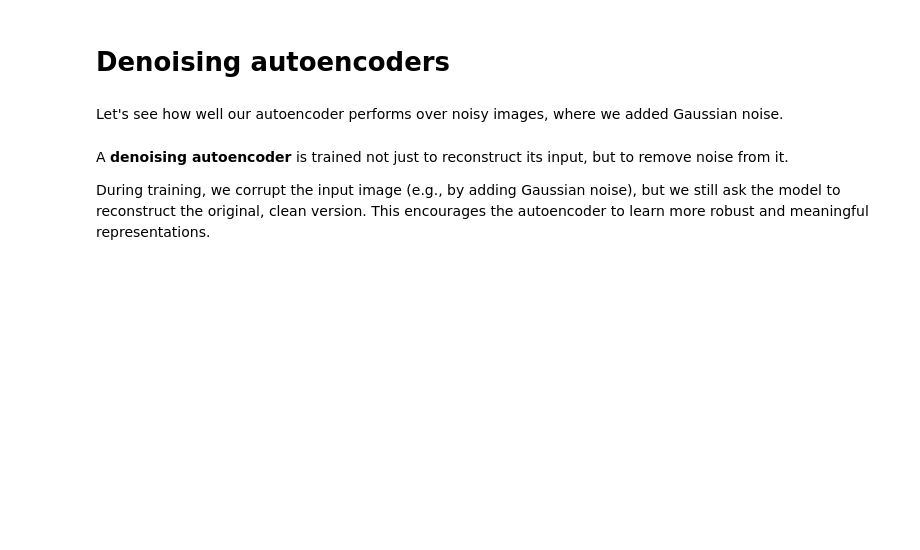
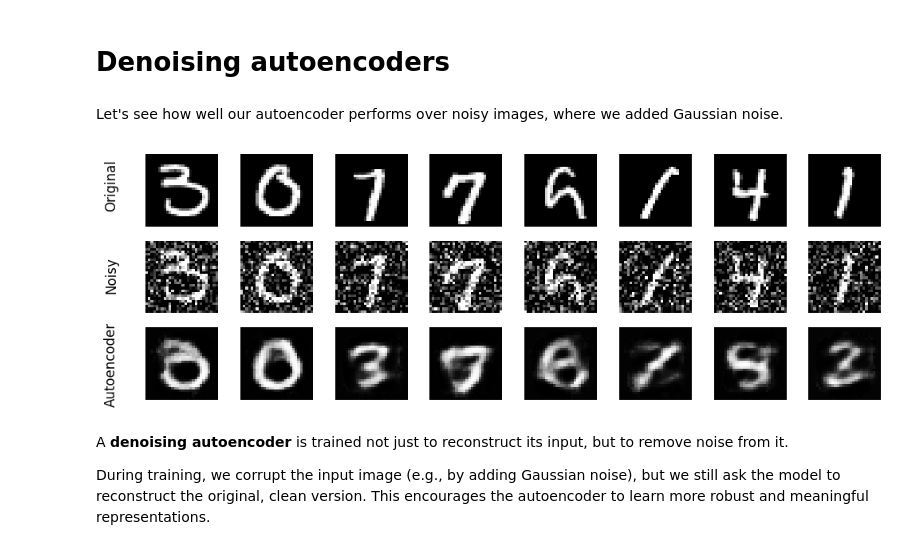
Before and after one commit to FedericoMilanesio/Unito-NeuralNetworks, a Jupyter notebook: notebooks/Lesson4.ipynb, the cells around one changed output. Drawn from its saved outputs; the diff is of its cells as text; code cells hidden in the pictures; blank space fills up the shorter version.

```diff
--- a/notebooks/Lesson4.ipynb
+++ b/notebooks/Lesson4.ipynb
@@ -49,12 +49,21 @@ width = 28
 
 # encoder layers
 encoder = nn.Sequential(
-  ...
+  nn.Linear(28 * 28, 128),            # <-- this model only works with 28x28 images
+  nn.ReLU(),
+  nn.Linear(128, 64),
+  nn.ReLU(),
+  nn.Linear(64, 32),
+  nn.ReLU()
 )
 
 # decoder layers
 decoder = nn.Sequential(
-  ...
+  nn.Linear(32, 64),
+  nn.ReLU(),
+  nn.Linear(64, 128),
+  nn.ReLU(),
+  nn.Linear(128, 28 * 28),
 )
 
 
@@ -78,9 +87,7 @@ optimizer = optim.Adam(model.parameters(),
 num_epochs = 5
 
 for epoch in range(num_epochs):
-
-    loss_epoch = 0.0
-
+    loss = 0.0
     for x, _ in train_loader:
 
         x = x.to(device)
@@ -92,6 +99,7 @@ for epoch in range(num_epochs):
         loss.backward()
         optimizer.step()
 
-        loss_epoch += loss.item()
+        loss += loss.item()
 
-    print(f"Epoch {epoch + 1}, Loss: {loss_epoch / len(train_loader):.5f}")
+
+    print(f"Epoch {epoch + 1}, Loss: {loss / len(train_loader):.5f}")
@@ -213,24 +233,26 @@ def add_noise(inputs, noise_factor=0.4):
 # %%
 for x, _ in train_loader:
   x = x[:8].to(device)                 # <-- we select 8 points
   noisy_x = add_noise(x)
   recon = model(noisy_x).detach()
   break
 
 fig, axs = plt.subplots(3, 8, figsize=(8 * 1.5, 4))
 for i in range(8):
   axs[0, i].imshow(x[i][0].cpu(), cmap="gray")
   axs[1, i].imshow(noisy_x[i][0].cpu(), cmap="gray")
   axs[2, i].imshow(recon[i][0].cpu(), cmap="gray")
   for row in axs:
     row[i].axis('off')
 
-fig.text(0.1, 0.8, "Original", va='center', ha='right', fontsize=12, rotation='vertical')
+fig.text(0.1, 0.78, "Original", va='center', ha='right', fontsize=12, rotation='vertical')
 fig.text(0.1, 0.5, "Noisy", va='center', ha='right', fontsize=12, rotation='vertical')
-fig.text(0.1, 0.2, "Autoencoder", va='center', ha='right', fontsize=12, rotation='vertical')
+fig.text(0.1, 0.22, "Autoencoder", va='center', ha='right', fontsize=12, rotation='vertical')
 
 
 plt.show()
+# %% [output]
+[figure, added]
 # %% [markdown]
 A **denoising autoencoder** is trained not just to reconstruct its input, but to remove noise from it.
 
```
Also changed, not shown: parts of 9 cells of this notebook.
